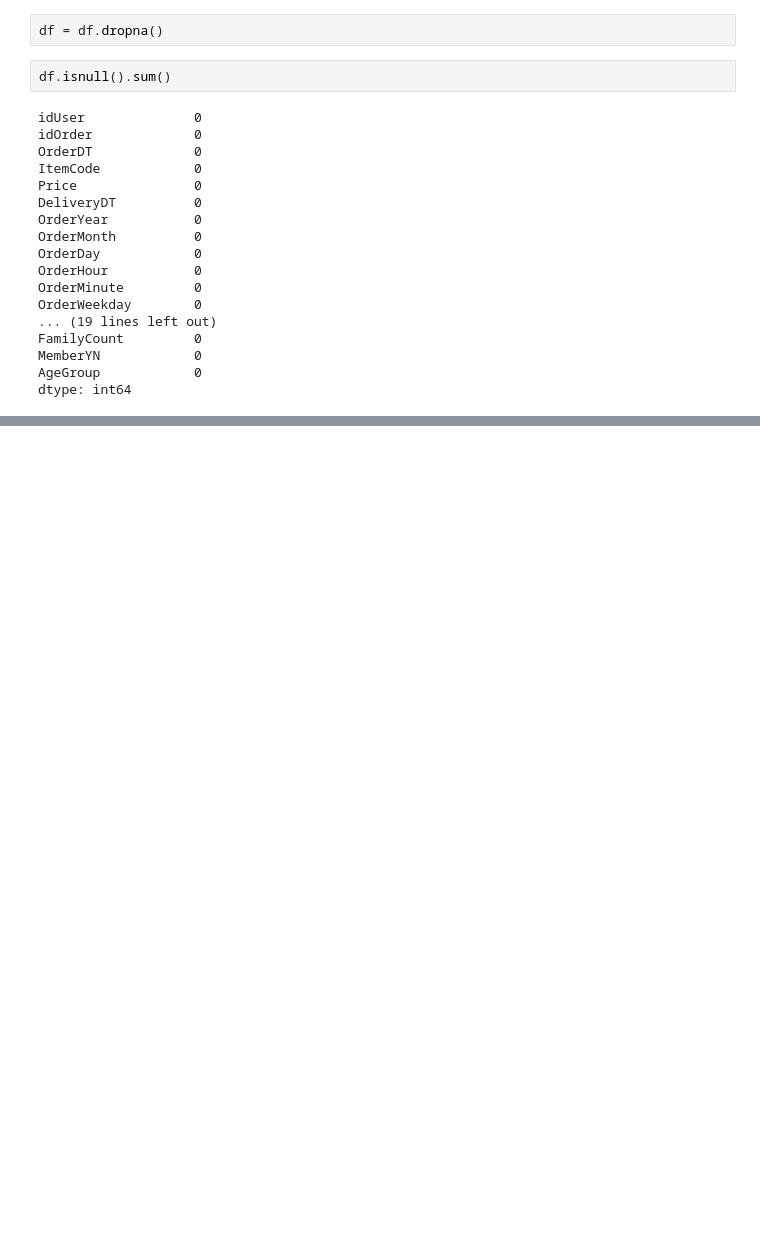
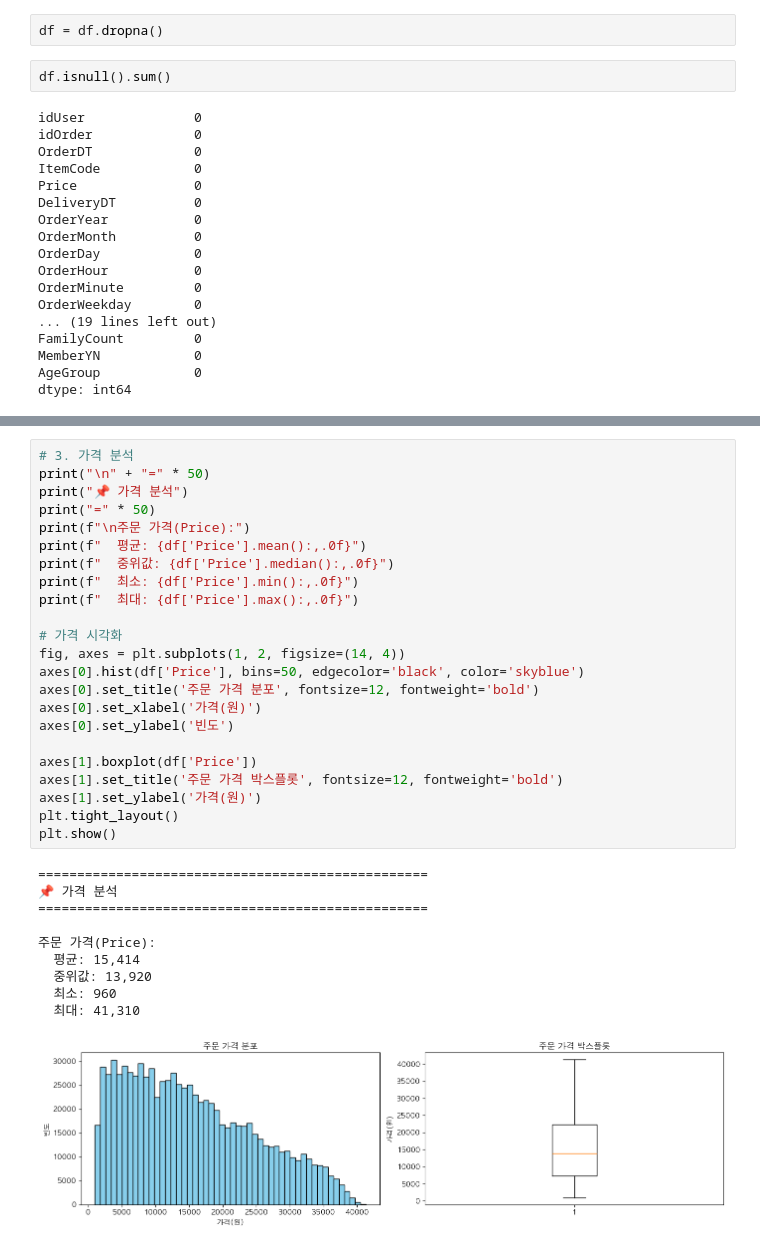
Before and after one commit to wjdwhddls/Bigdata, a Jupyter notebook: 최종데이터 정제.ipynb, the cells around one changed output, grey strips where cells are left out. Saved outputs shown, nothing was run; the diff lists cells and outputs as text; blank space fills up the shorter version.

```diff
--- a/최종데이터 정제.ipynb
+++ b/최종데이터 정제.ipynb
@@ -91,0 +411,34 @@ dtype: int64
+# %%
+# 3. 가격 분석
+print("\n" + "=" * 50)
+print("📌 가격 분석")
+print("=" * 50)
+print(f"\n주문 가격(Price):")
+print(f"  평균: {df['Price'].mean():,.0f}")
+print(f"  중위값: {df['Price'].median():,.0f}")
+print(f"  최소: {df['Price'].min():,.0f}")
+print(f"  최대: {df['Price'].max():,.0f}")
+
+# 가격 시각화
+fig, axes = plt.subplots(1, 2, figsize=(14, 4))
+axes[0].hist(df['Price'], bins=50, edgecolor='black', color='skyblue')
+axes[0].set_title('주문 가격 분포', fontsize=12, fontweight='bold')
+axes[0].set_xlabel('가격(원)')
+axes[0].set_ylabel('빈도')
+
+axes[1].boxplot(df['Price'])
+axes[1].set_title('주문 가격 박스플롯', fontsize=12, fontweight='bold')
+axes[1].set_ylabel('가격(원)')
+plt.tight_layout()
+plt.show()
+# %% [output]
+==================================================
+📌 가격 분석
+==================================================
+
+주문 가격(Price):
+  평균: 15,414
+  중위값: 13,920
+  최소: 960
+  최대: 41,310
+[figure, added]
```
Also changed, not shown: parts of 25 cells of this notebook, 1 other file.
